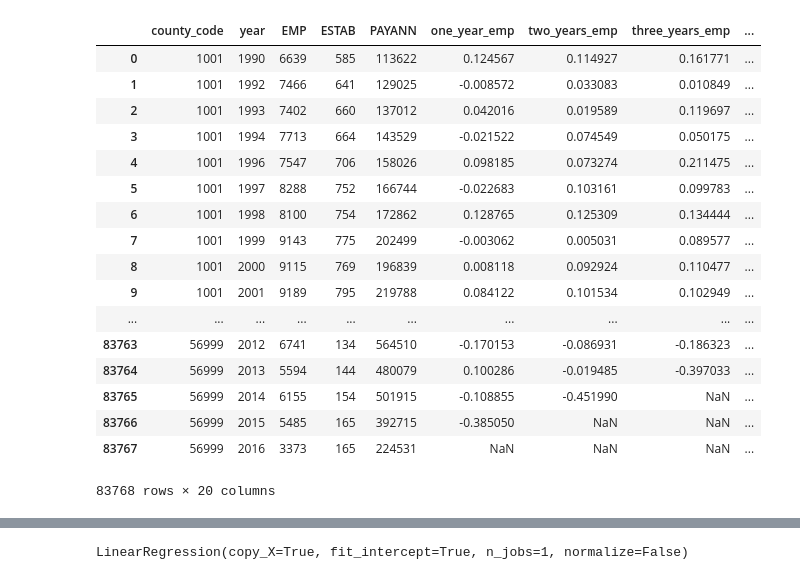
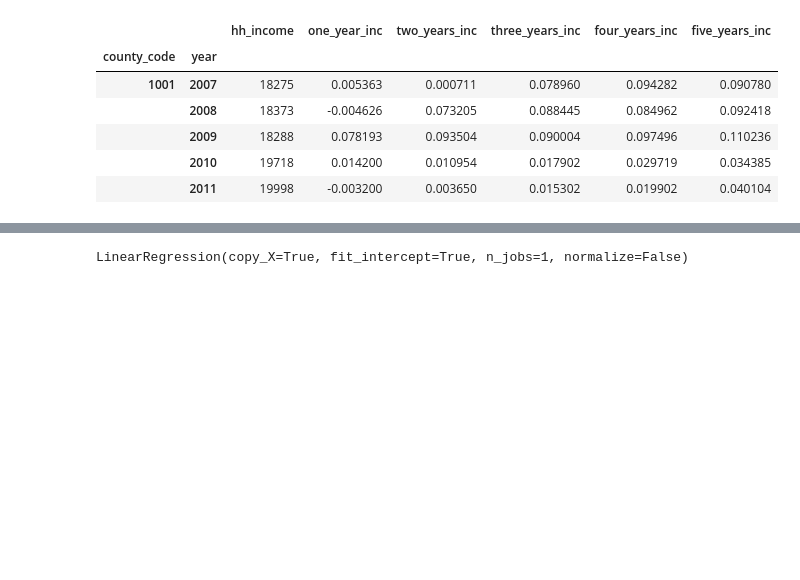
Before and after one commit to Vbirza/House_Value_Predict_Project3, a Jupyter notebook: model1.0.ipynb, the cells around one changed output, grey strips where cells are left out. Drawn from its saved outputs; the diff is of its cells as text; code cells hidden in the pictures; blank space fills up the shorter version.

```diff
--- a/model1.0.ipynb
+++ b/model1.0.ipynb
@@ -5,24 +8,5 @@ import numpy as np
 hpi = pd.DataFrame(pd.read_csv('hpi_final.csv'))
 cpb = pd.DataFrame(pd.read_csv('cpb_final.csv'))
 bps = pd.DataFrame(pd.read_csv('building_permits_final.csv'))
+pop = pd.DataFrame(pd.read_csv('../../../../House_Value_Predict_Project3/Population_Change.csv'))
+inc = pd.DataFrame(pd.read_csv('../../../../House_Value_Predict_Project3/county_income.csv'))
-# %%
-cpb
-# %% [output]
-|  | county_code | year | EMP | ESTAB | PAYANN | one_year_emp | two_years_emp | three_years_emp | ... |
-| 0 | 1001 | 1990 | 6639 | 585 | 113622 | 0.124567 | 0.114927 | 0.161771 | ... |
-| 1 | 1001 | 1992 | 7466 | 641 | 129025 | -0.008572 | 0.033083 | 0.010849 | ... |
-| 2 | 1001 | 1993 | 7402 | 660 | 137012 | 0.042016 | 0.019589 | 0.119697 | ... |
-| 3 | 1001 | 1994 | 7713 | 664 | 143529 | -0.021522 | 0.074549 | 0.050175 | ... |
-| 4 | 1001 | 1996 | 7547 | 706 | 158026 | 0.098185 | 0.073274 | 0.211475 | ... |
-| 5 | 1001 | 1997 | 8288 | 752 | 166744 | -0.022683 | 0.103161 | 0.099783 | ... |
-| 6 | 1001 | 1998 | 8100 | 754 | 172862 | 0.128765 | 0.125309 | 0.134444 | ... |
-| 7 | 1001 | 1999 | 9143 | 775 | 202499 | -0.003062 | 0.005031 | 0.089577 | ... |
-| 8 | 1001 | 2000 | 9115 | 769 | 196839 | 0.008118 | 0.092924 | 0.110477 | ... |
-| 9 | 1001 | 2001 | 9189 | 795 | 219788 | 0.084122 | 0.101534 | 0.102949 | ... |
-| ... | ... | ... | ... | ... | ... | ... | ... | ... | ... |
-| 83763 | 56999 | 2012 | 6741 | 134 | 564510 | -0.170153 | -0.086931 | -0.186323 | ... |
-| 83764 | 56999 | 2013 | 5594 | 144 | 480079 | 0.100286 | -0.019485 | -0.397033 | ... |
-| 83765 | 56999 | 2014 | 6155 | 154 | 501915 | -0.108855 | -0.451990 | NaN | ... |
-| 83766 | 56999 | 2015 | 5485 | 165 | 392715 | -0.385050 | NaN | NaN | ... |
-| 83767 | 56999 | 2016 | 3373 | 165 | 224531 | NaN | NaN | NaN | ... |
-83768 rows × 20 columns
@@ -33,0 +29,26 @@ bps.rename(columns={'date': 'year'}, inplace=True)
+# %%
+inc = inc[['county_code', 'year', 'hh_income']]
+
+gb = inc.groupby(['county_code', 'year']).mean()
+
+
+def percent_change(gb):
+    gb['one_year_inc']=gb['hh_income'].pct_change(periods=1).shift(-1)
+    gb['two_years_inc']=gb['hh_income'].pct_change(periods=2).shift(-2)
+    gb['three_years_inc']=gb['hh_income'].pct_change(periods=3).shift(-3)
+    gb['four_years_inc']=gb['hh_income'].pct_change(periods=4).shift(-4)
+    gb['five_years_inc']=gb['hh_income'].pct_change(periods=5).shift(-5)
+
+    return gb
+
+inc = gb.groupby(level=0).apply(percent_change)
+
+inc.head()
+# %% [output]
+|  |  | hh_income | one_year_inc | two_years_inc | three_years_inc | four_years_inc | five_years_inc |
+| county_code | year |  |  |  |  |  |  |
+| 1001 | 2007 | 18275 | 0.005363 | 0.000711 | 0.078960 | 0.094282 | 0.090780 |
+|  | 2008 | 18373 | -0.004626 | 0.073205 | 0.088445 | 0.084962 | 0.092418 |
+|  | 2009 | 18288 | 0.078193 | 0.093504 | 0.090004 | 0.097496 | 0.110236 |
+|  | 2010 | 19718 | 0.014200 | 0.010954 | 0.017902 | 0.029719 | 0.034385 |
+|  | 2011 | 19998 | -0.003200 | 0.003650 | 0.015302 | 0.019902 | 0.040104 |
```
Also changed, not shown: parts of 24 cells of this notebook.
